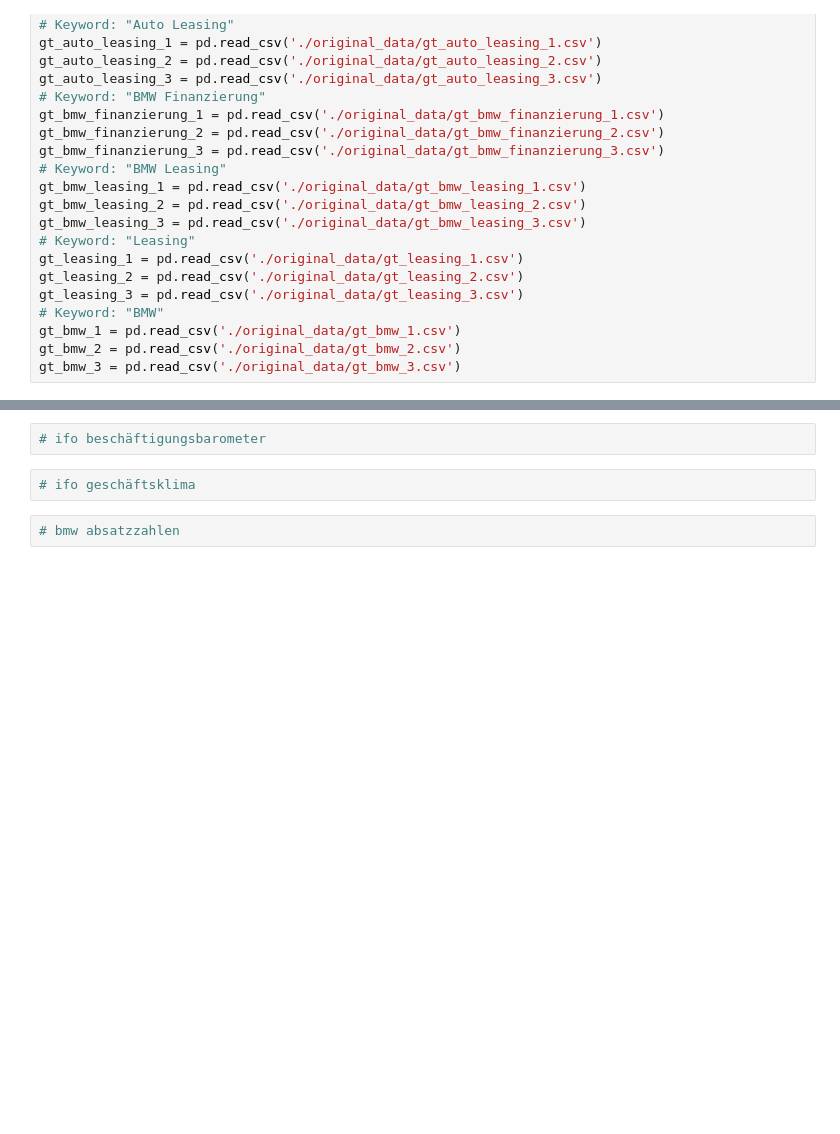
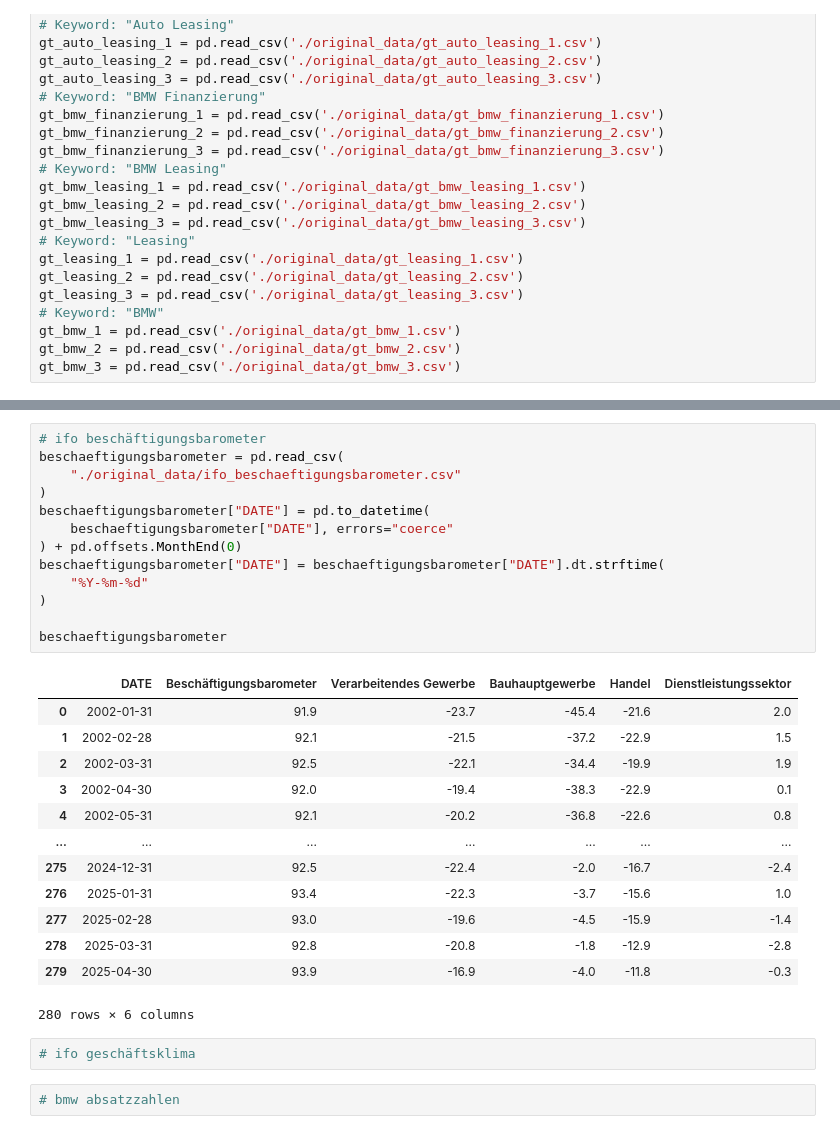
Before and after one commit to Philipp-Manhart/PA-II, a Jupyter notebook: code.ipynb, the cells around one changed output, grey strips where cells are left out. Saved outputs shown, nothing was run; the diff lists cells and outputs as text; blank space fills up the shorter version.

```diff
--- a/code.ipynb
+++ b/code.ipynb
@@ -44,5 +146,30 @@ gt_bmw_3 = pd.read_csv('./original_data/gt_bmw_3.csv')
 # %%
 # ifo beschäftigungsbarometer
+beschaeftigungsbarometer = pd.read_csv(
+    "./original_data/ifo_beschaeftigungsbarometer.csv"
+)
+beschaeftigungsbarometer["DATE"] = pd.to_datetime(
+    beschaeftigungsbarometer["DATE"], errors="coerce"
+) + pd.offsets.MonthEnd(0)
+beschaeftigungsbarometer["DATE"] = beschaeftigungsbarometer["DATE"].dt.strftime(
+    "%Y-%m-%d"
+)
+
+beschaeftigungsbarometer
+# %% [output]
+|  | DATE | Beschäftigungsbarometer | Verarbeitendes Gewerbe | Bauhauptgewerbe | Handel | Dienstleistungssektor |
+| 0 | 2002-01-31 | 91.9 | -23.7 | -45.4 | -21.6 | 2.0 |
+| 1 | 2002-02-28 | 92.1 | -21.5 | -37.2 | -22.9 | 1.5 |
+| 2 | 2002-03-31 | 92.5 | -22.1 | -34.4 | -19.9 | 1.9 |
+| 3 | 2002-04-30 | 92.0 | -19.4 | -38.3 | -22.9 | 0.1 |
+| 4 | 2002-05-31 | 92.1 | -20.2 | -36.8 | -22.6 | 0.8 |
+| ... | ... | ... | ... | ... | ... | ... |
+| 275 | 2024-12-31 | 92.5 | -22.4 | -2.0 | -16.7 | -2.4 |
+| 276 | 2025-01-31 | 93.4 | -22.3 | -3.7 | -15.6 | 1.0 |
+| 277 | 2025-02-28 | 93.0 | -19.6 | -4.5 | -15.9 | -1.4 |
+| 278 | 2025-03-31 | 92.8 | -20.8 | -1.8 | -12.9 | -2.8 |
+| 279 | 2025-04-30 | 93.9 | -16.9 | -4.0 | -11.8 | -0.3 |
+280 rows × 6 columns
 # %%
 # ifo geschäftsklima
 # %%
```
Also changed, not shown: parts of 5 cells of this notebook, 1 other file.
